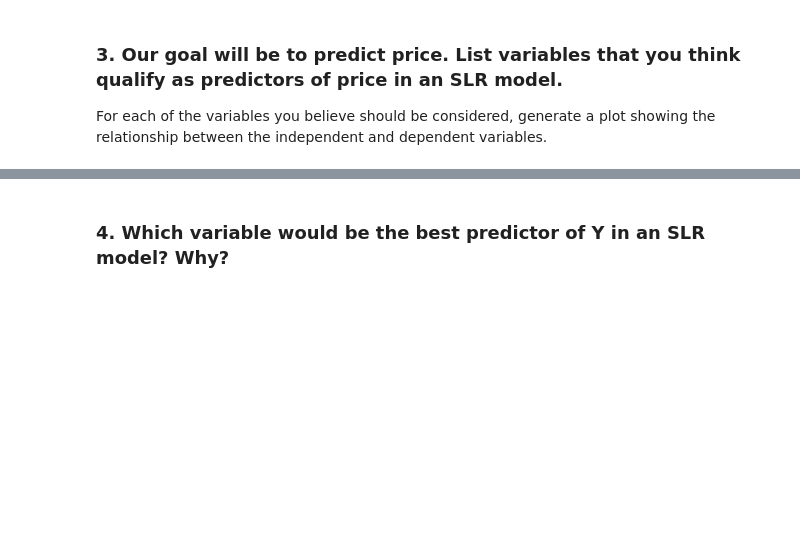
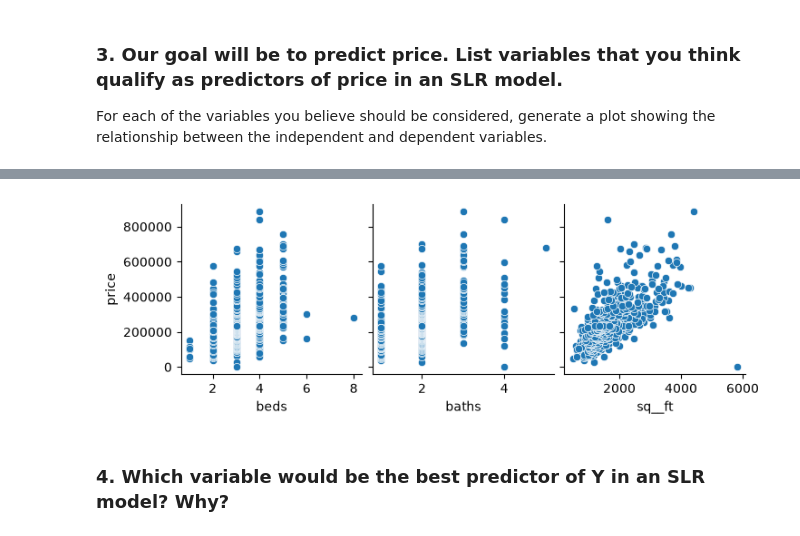
Before and after one commit to Meqdad-25/labs_projects, a Jupyter notebook: labs/6.4 Multiple Linear Regression/6.4.E1 Exercise regression.ipynb, the cells around one changed output, grey strips where cells are left out. Saved outputs shown, nothing was run; the diff lists cells and outputs as text; code cells hidden in the pictures; blank space fills up the shorter version.

```diff
--- a/labs/6.4 Multiple Linear Regression/6.4.E1 Exercise regression.ipynb
+++ b/labs/6.4 Multiple Linear Regression/6.4.E1 Exercise regression.ipynb
@@ -82,0 +89,2 @@ dtype: int64
+# %%
+housing = housing.drop_duplicates()
@@ -101,0 +135,4 @@ housing_clean = housing_clean.dropna(subset='sq__ft')
+# %%
+housing = housing[housing['sq__ft']>0]
+# %%
+housing = housing[housing['price']>0]
@@ -116,2 +178,11 @@ For each of the variables you believe should be considered, generate a plot show
+# %%
+features = ['beds',
+ 'baths',
+ 'sq__ft']
+target = ['price']
+# %%
+sns.pairplot(housing, x_vars=features, y_vars=target);
+# %% [output]
+[figure, added]
 # %% [markdown]
 ### 4. Which variable would be the best predictor of Y in an SLR model? Why?
```
Also changed, not shown: parts of 34 cells of this notebook, 1 other file.
